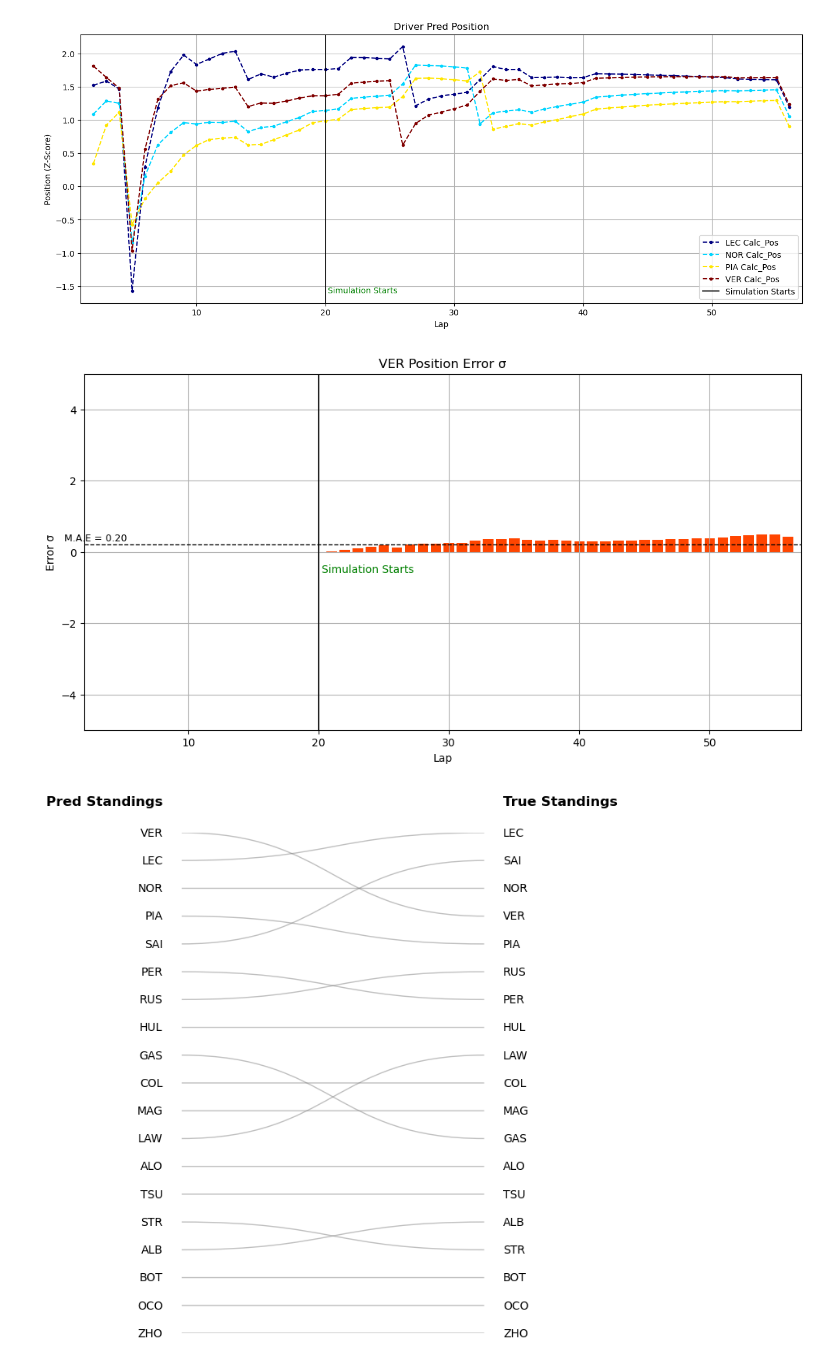
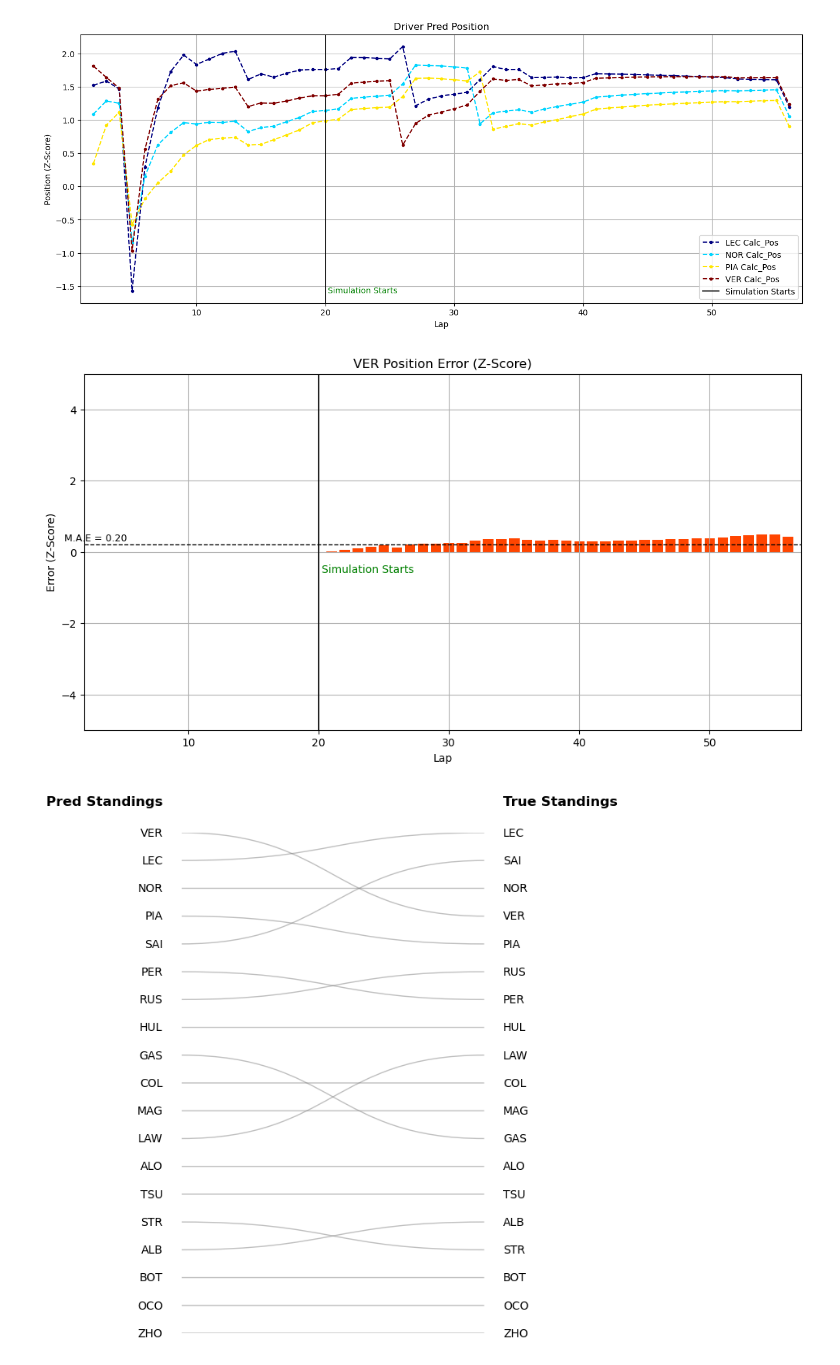
Before and after one commit to vishalkk96/F1_Race_Pred_LSTM, a Jupyter notebook: F1_Lap_Sim.ipynb, the cells around one changed output. Saved outputs shown, nothing was run; the diff lists cells and outputs as text; code cells hidden in the pictures.

```diff
--- a/F1_Lap_Sim.ipynb
+++ b/F1_Lap_Sim.ipynb
@@ -280,27 +283,29 @@ plt.show()
 [figure]
 [figure]
 # %%
+# Stage 2 Errors(Position) Visualization
+
 plt.figure(figsize=(12, 6))
 plt.bar(drv_dsp['Lap'], drv_dsp['Err_Position'], label = 'Position Error', color = 'orangered')
 
 
 plt.xlabel('Lap')
-plt.ylabel('Error σ')
-plt.title(dsp_drvr + ' Position Error σ')
+plt.ylabel('Error (Z-Score)')
+plt.title(dsp_drvr + ' Position Error (Z-Score)')
 
 plt.axvline(x=nlaps, color='black', linestyle='-', linewidth = 1.2, label='Simulation Starts')
 plt.axhline(y = err_pos, color='black', linestyle='--', linewidth = 1, label = 'M.A.E')
 
 plt.text(x=0.5, y = err_pos + 0.1, s=f'M.A.E = {err_pos:.2f}', color='black', fontsize=9)
 
 plt.text(nlaps + 0.2, (drv_dsp['Err_Position'].min() - 0.5), 'Simulation Starts',
          verticalalignment='center', horizontalalignment='left', color='green')
 
 
 plt.xlim(drv_dsp['Lap'].min(), drv_dsp['Lap'].max()+1)
 plt.ylim(min(drv_dsp['Err_Position'].min() - 1, -5), max(drv_dsp['Err_Position'].max() + 1, 5))
 
 plt.grid(True)
 # %% [output]
-[figure, old version]
+[figure, new version]
 # %%
```
Also changed, not shown: parts of 11 cells of this notebook, 2 other files.
